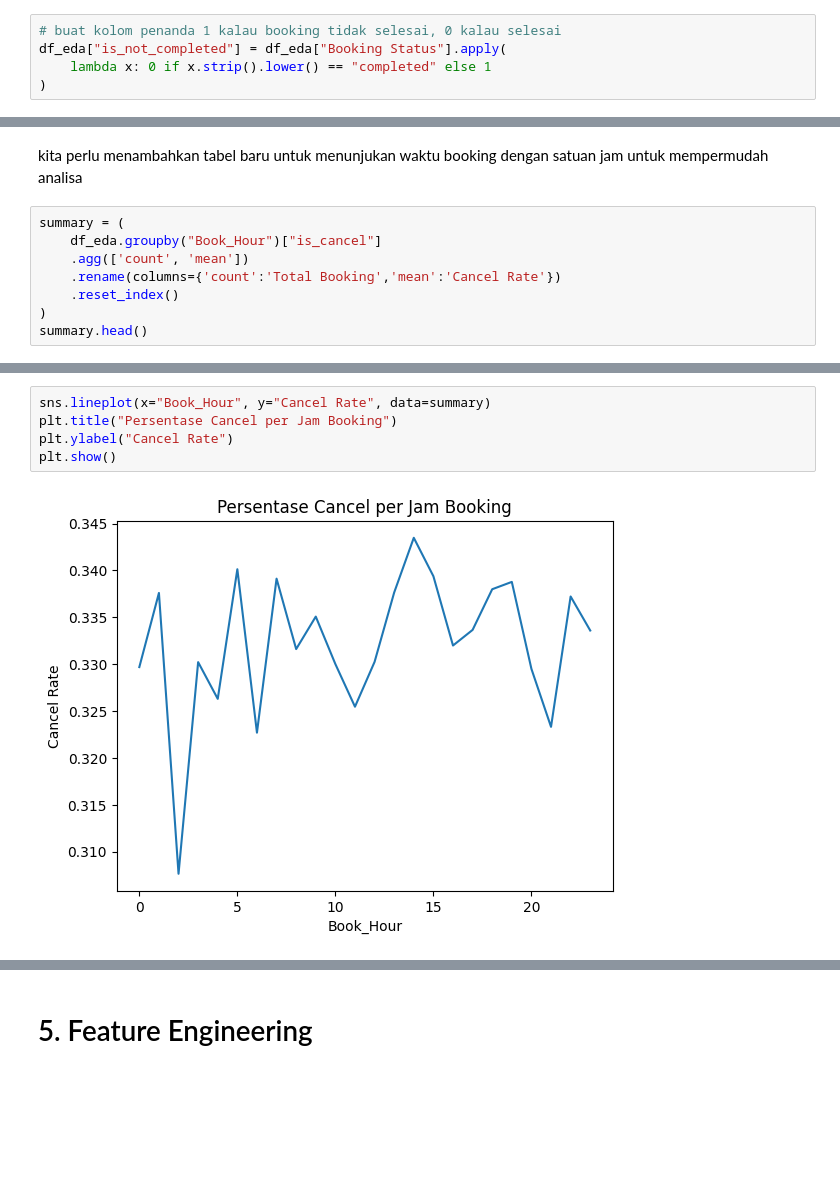
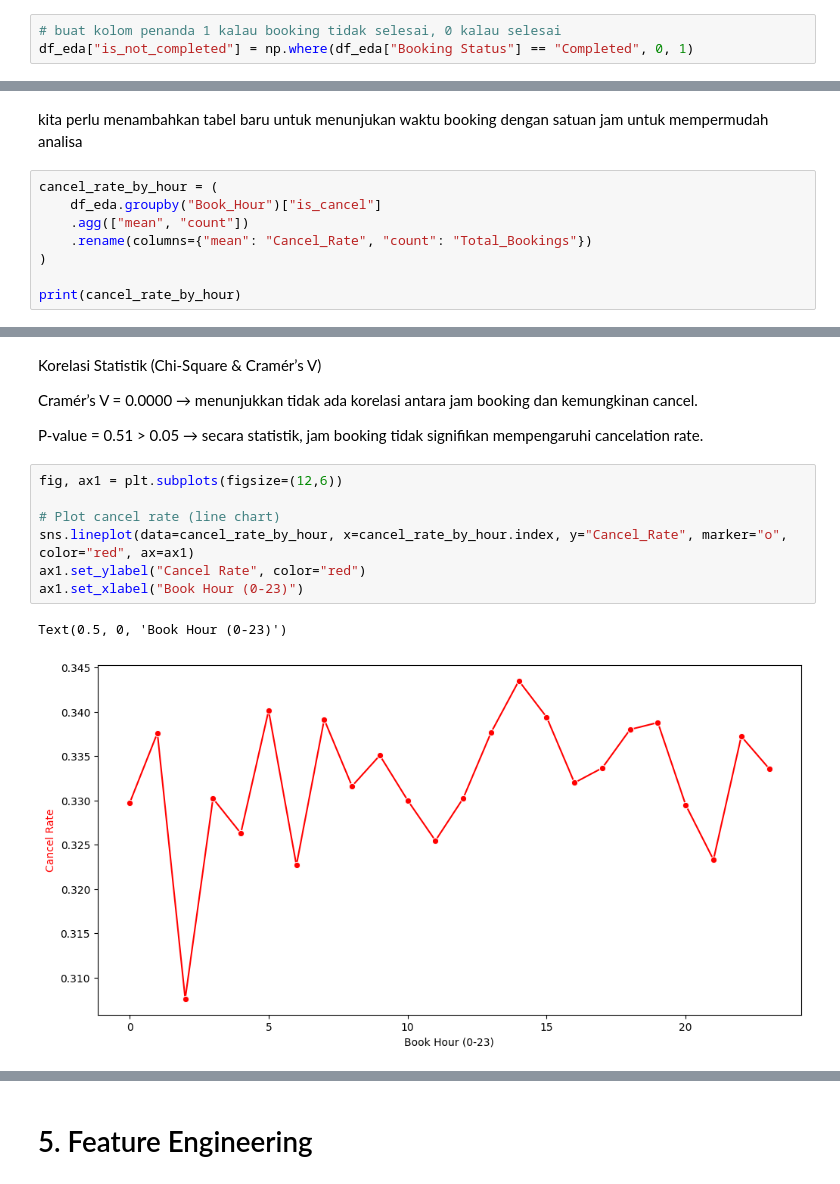
Before and after one commit to jyotissugata/Prediksi-Uber-Drive-Booking-Cancel, a Jupyter notebook: P1M2_jyotis_sugata.ipynb, the cells around one changed output, grey strips where cells are left out. Cells and saved outputs as stored; diff of their text form; blank space fills up the shorter version.

````diff
--- a/P1M2_jyotis_sugata.ipynb
+++ b/P1M2_jyotis_sugata.ipynb
@@ -505,9 +536,7 @@ Name: is_cancel, dtype: float64
 #### 4. Apakah Vehicle Type mempengaruhi kemungkinan booking tidak selesai? Berapa persentase booking tidak selesai pada masing-masing Vehicle Type?
 # %%
 # buat kolom penanda 1 kalau booking tidak selesai, 0 kalau selesai
-df_eda["is_not_completed"] = df_eda["Booking Status"].apply(
-    lambda x: 0 if x.strip().lower() == "completed" else 1
-)
+df_eda["is_not_completed"] = np.where(df_eda["Booking Status"] == "Completed", 0, 1)
 # %% [markdown]
 buat kolom baru untuk mempermudah prediksi dengan nama ``` is_not_completed ```
 # %%
@@ -578,11 +637,11 @@ Name: Book_Hour, Length: 139500, dtype: int32
 # %% [markdown]
 kita perlu menambahkan tabel baru untuk menunjukan waktu booking dengan satuan jam untuk mempermudah analisa
 # %%
-summary = (
+cancel_rate_by_hour = (
     df_eda.groupby("Book_Hour")["is_cancel"]
-    .agg(['count', 'mean'])
-    .rename(columns={'count':'Total Booking','mean':'Cancel Rate'})
-    .reset_index()
+    .agg(["mean", "count"])
+    .rename(columns={"mean": "Cancel_Rate", "count": "Total_Bookings"})
 )
-summary.head()
+
+print(cancel_rate_by_hour)
 # %% [output]
@@ -597,8 +690,17 @@ lalu hitung jumlah order dan persentase cancel per jam
+# %% [markdown]
+Korelasi Statistik (Chi-Square & Cramér’s V)
+
+Cramér’s V = 0.0000 → menunjukkan tidak ada korelasi antara jam booking dan kemungkinan cancel.
+
+P-value = 0.51 > 0.05 → secara statistik, jam booking tidak signifikan mempengaruhi cancelation rate.
 # %%
-sns.lineplot(x="Book_Hour", y="Cancel Rate", data=summary)
-plt.title("Persentase Cancel per Jam Booking")
-plt.ylabel("Cancel Rate")
-plt.show()
+fig, ax1 = plt.subplots(figsize=(12,6))
+
+# Plot cancel rate (line chart)
+sns.lineplot(data=cancel_rate_by_hour, x=cancel_rate_by_hour.index, y="Cancel_Rate", marker="o", color="red", ax=ax1)
+ax1.set_ylabel("Cancel Rate", color="red")
+ax1.set_xlabel("Book Hour (0-23)")
 # %% [output]
+Text(0.5, 0, 'Book Hour (0-23)')
-[figure, old version]
+[figure, new version]
 # %% [markdown]
````
Also changed, not shown: parts of 107 cells of this notebook, 1 other file.
